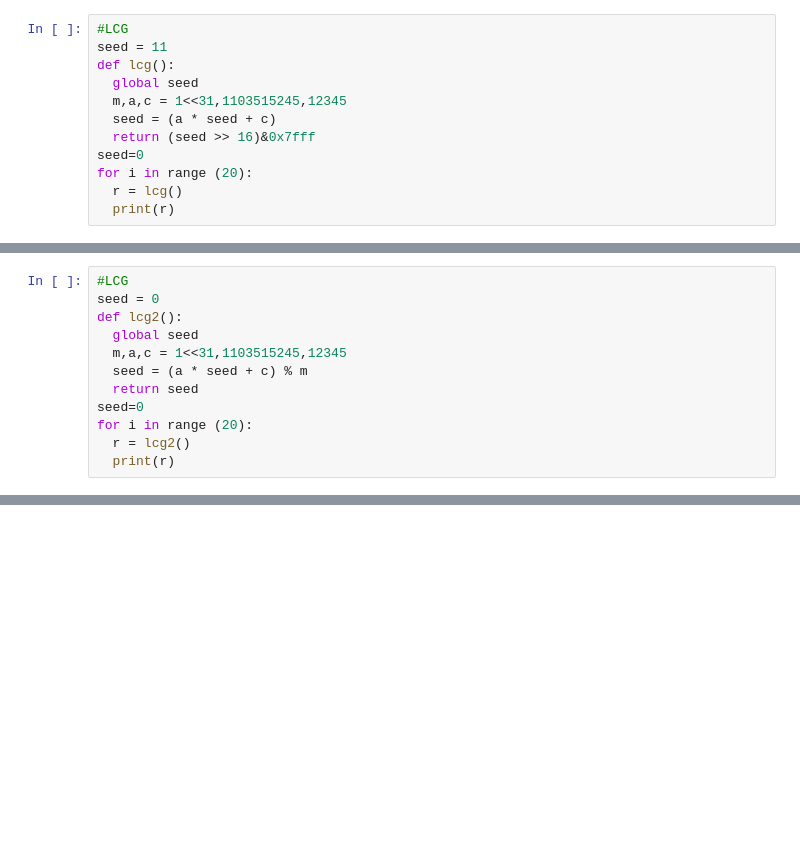
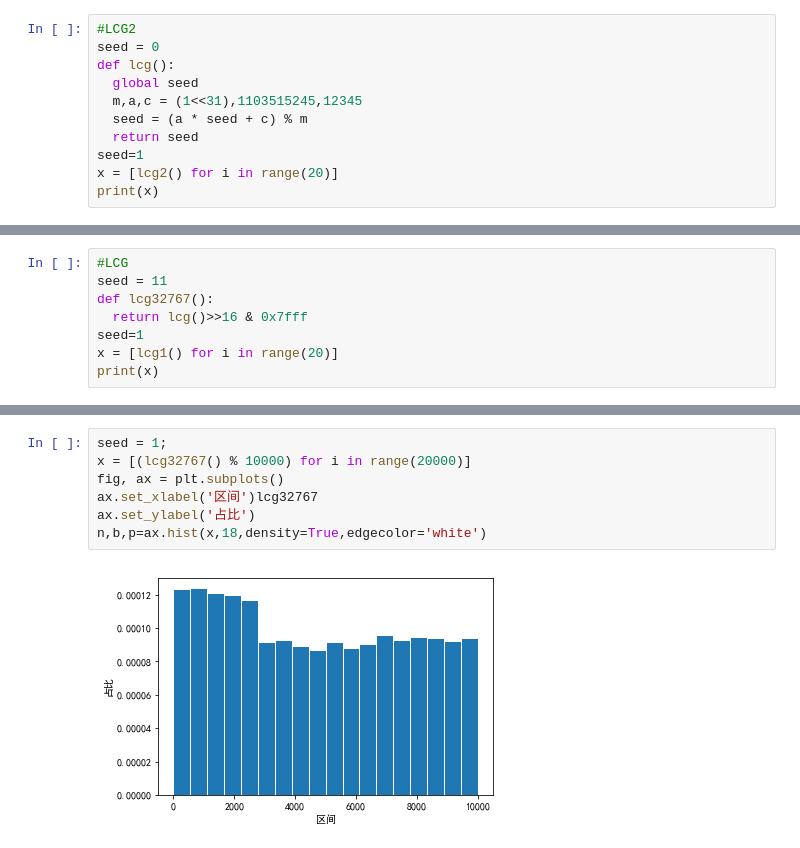
Before and after one commit to wachel/random, a Jupyter notebook: test.ipynb, the cells around one changed output, grey strips where cells are left out. Drawn from its saved outputs; the diff is of its cells as text; blank space fills up the shorter version.

```diff
--- a/test.ipynb
+++ b/test.ipynb
@@ -20,13 +17,12 @@ n = plt.scatter(x,y)
 # %%
-#LCG
-seed = 11
+#LCG2
+seed = 0
 def lcg():
   global seed
-  m,a,c = 1<<31,1103515245,12345
-  seed = (a * seed + c)
-  return (seed >> 16)&0x7fff
-seed=0
-for i in range (20):
-  r = lcg()
-  print(r)
+  m,a,c = (1<<31),1103515245,12345
+  seed = (a * seed + c) % m
+  return seed
+seed=1
+x = [lcg2() for i in range(20)]
+print(x)
 # %% [output]
@@ -53,12 +29,0 @@ for i in range (20):
-# %%
-#LCG
-seed = 0
-def lcg2():
-  global seed
-  m,a,c = 1<<31,1103515245,12345
-  seed = (a * seed + c) % m
-  return seed
-seed=0
-for i in range (20):
-  r = lcg2()
-  print(r)
@@ -85,0 +32,8 @@ for i in range (20):
+# %%
+#LCG
+seed = 11
+def lcg32767():
+  return lcg()>>16 & 0x7fff
+seed=1
+x = [lcg1() for i in range(20)]
+print(x)
@@ -85,0 +48,9 @@ for i in range (20):
+# %%
+seed = 1;
+x = [(lcg32767() % 10000) for i in range(20000)]
+fig, ax = plt.subplots()
+ax.set_xlabel('区间')lcg32767
+ax.set_ylabel('占比')
+n,b,p=ax.hist(x,18,density=True,edgecolor='white')
+# %% [output]
+[figure, added]
```
Also changed, not shown: parts of 13 cells of this notebook.
